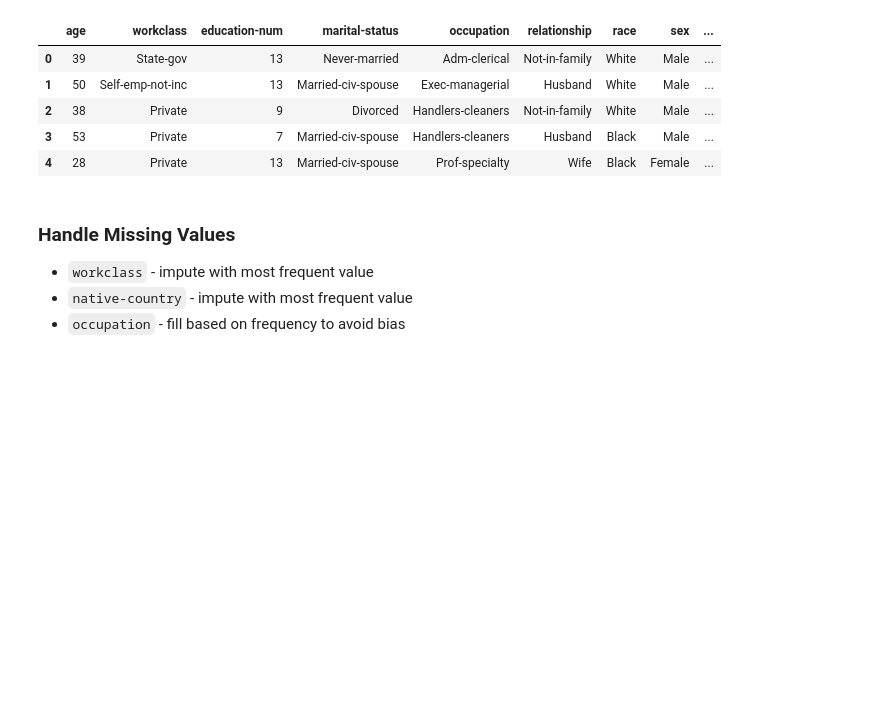
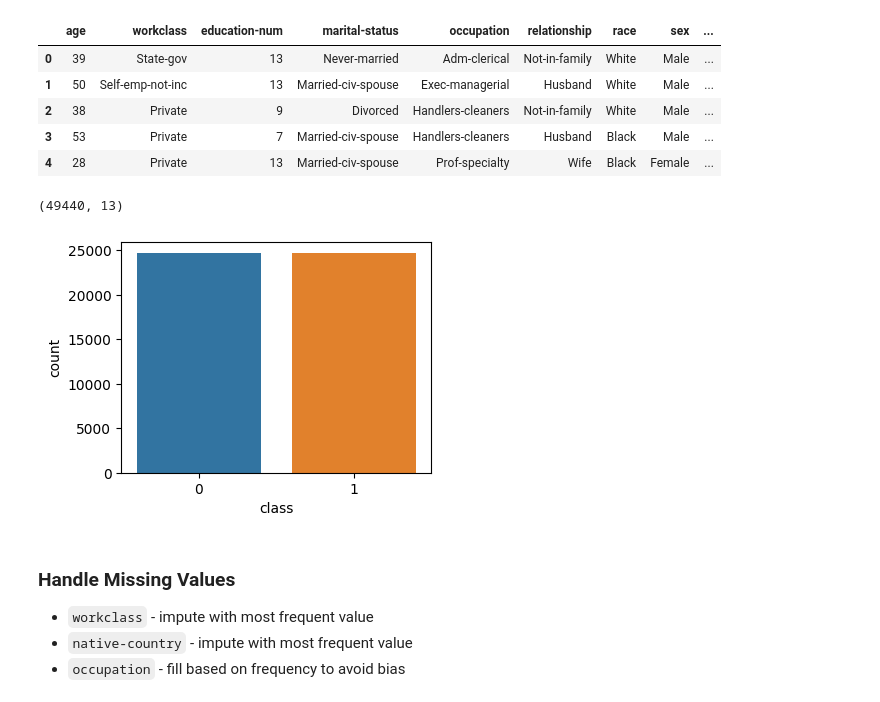
Before and after one commit to lbm98/data-mining, a Jupyter notebook: real/adult.ipynb, the cells around one changed output. Saved outputs shown, nothing was run; the diff lists cells and outputs as text; code cells hidden in the pictures; blank space fills up the shorter version.

```diff
--- a/real/adult.ipynb
+++ b/real/adult.ipynb
@@ -76,6 +98,14 @@ df2.head()
 | 2 | 38 | Private | 9 | Divorced | Handlers-cleaners | Not-in-family | White | Male | ... |
 | 3 | 53 | Private | 7 | Married-civ-spouse | Handlers-cleaners | Husband | Black | Male | ... |
 | 4 | 28 | Private | 13 | Married-civ-spouse | Prof-specialty | Wife | Black | Female | ... |
+# %%
+df2.shape
+# %% [output]
+(49440, 13)
+# %%
+sns.countplot(df2, x='class');
+# %% [output]
+[figure, added]
 # %% [markdown]
 ### Handle Missing Values
 
```
Also changed, not shown: parts of 24 cells of this notebook, 4 other files.
